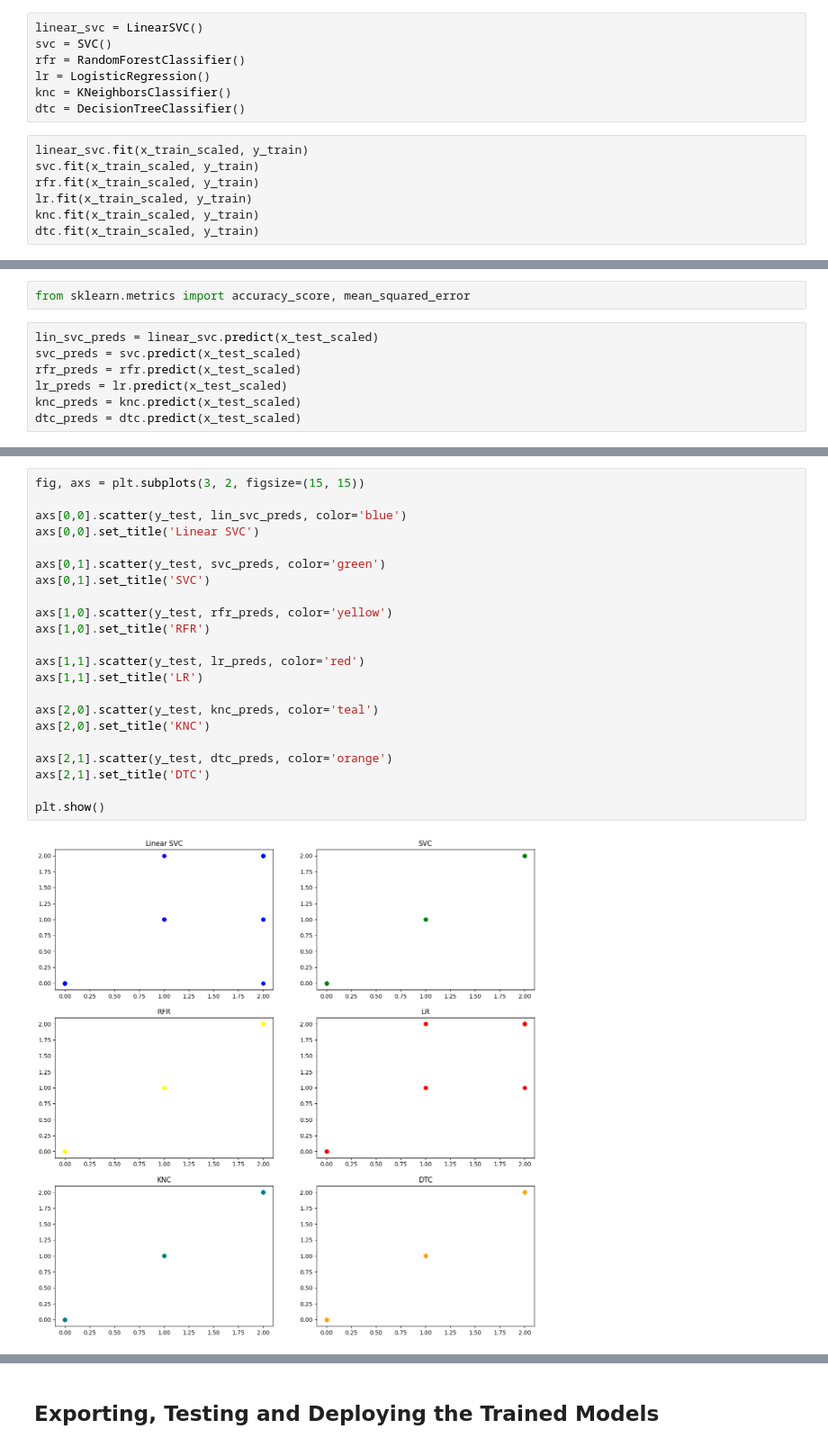
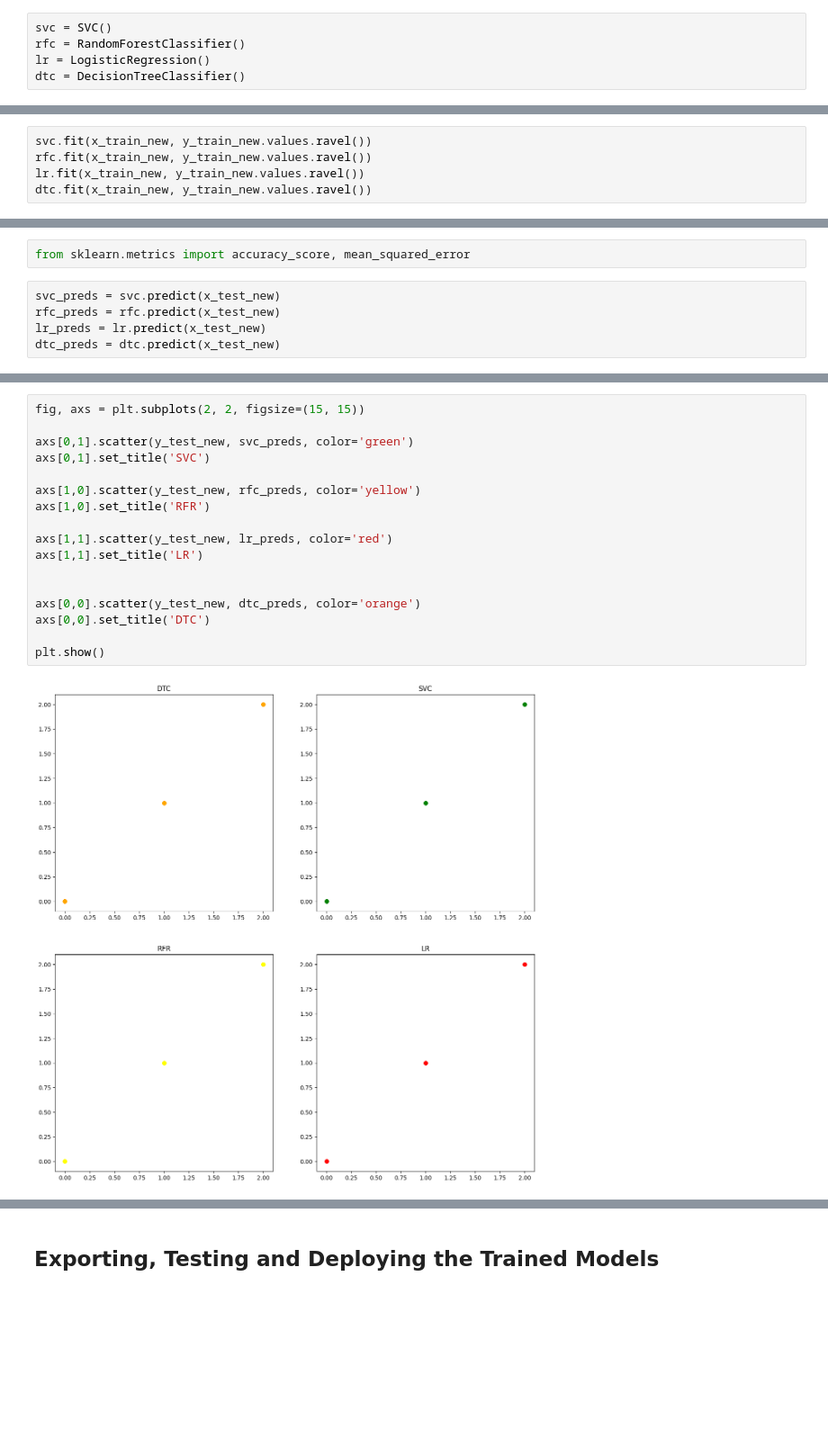
Before and after one commit to Ajinkya-18/Lung-Cancer-Prediction, a Jupyter notebook: notebooks/Lung_Cancer_Prediction.ipynb, the cells around one changed output, grey strips where cells are left out. Shown at 90% size. Drawn from its saved outputs; the diff is of its cells as text; blank space fills up the shorter version.

```diff
--- a/notebooks/Lung_Cancer_Prediction.ipynb
+++ b/notebooks/Lung_Cancer_Prediction.ipynb
@@ -155,15 +183,6 @@ from sklearn.neighbors import KNeighborsClassifier
 from sklearn.tree import DecisionTreeClassifier
 # %%
-linear_svc = LinearSVC()
 svc = SVC()
-rfr = RandomForestClassifier()
+rfc = RandomForestClassifier()
 lr = LogisticRegression()
-knc = KNeighborsClassifier()
 dtc = DecisionTreeClassifier()
-# %%
-linear_svc.fit(x_train_scaled, y_train)
-svc.fit(x_train_scaled, y_train)
-rfr.fit(x_train_scaled, y_train)
-lr.fit(x_train_scaled, y_train)
-knc.fit(x_train_scaled, y_train)
-dtc.fit(x_train_scaled, y_train)
@@ -171,0 +197,5 @@ DecisionTreeClassifier()
+# %%
+svc.fit(x_train_new, y_train_new.values.ravel())
+rfc.fit(x_train_new, y_train_new.values.ravel())
+lr.fit(x_train_new, y_train_new.values.ravel())
+dtc.fit(x_train_new, y_train_new.values.ravel())
@@ -172,9 +204,7 @@ DecisionTreeClassifier()
 # %%
 from sklearn.metrics import accuracy_score, mean_squared_error
 # %%
-lin_svc_preds = linear_svc.predict(x_test_scaled)
-svc_preds = svc.predict(x_test_scaled)
-rfr_preds = rfr.predict(x_test_scaled)
-lr_preds = lr.predict(x_test_scaled)
-knc_preds = knc.predict(x_test_scaled)
-dtc_preds = dtc.predict(x_test_scaled)
+svc_preds = svc.predict(x_test_new)
+rfc_preds = rfc.predict(x_test_new)
+lr_preds = lr.predict(x_test_new)
+dtc_preds = dtc.predict(x_test_new)
@@ -201,27 +225,22 @@ KNC Prediction Accuracy: 100.0 %
 DTC Prediction Accuracy: 100.0 %
 # %%
-fig, axs = plt.subplots(3, 2, figsize=(15, 15))
+fig, axs = plt.subplots(2, 2, figsize=(15, 15))
 
-axs[0,0].scatter(y_test, lin_svc_preds, color='blue')
-axs[0,0].set_title('Linear SVC')
-
-axs[0,1].scatter(y_test, svc_preds, color='green')
+axs[0,1].scatter(y_test_new, svc_preds, color='green')
 axs[0,1].set_title('SVC')
 
-axs[1,0].scatter(y_test, rfr_preds, color='yellow')
+axs[1,0].scatter(y_test_new, rfc_preds, color='yellow')
 axs[1,0].set_title('RFR')
 
-axs[1,1].scatter(y_test, lr_preds, color='red')
+axs[1,1].scatter(y_test_new, lr_preds, color='red')
 axs[1,1].set_title('LR')
 
-axs[2,0].scatter(y_test, knc_preds, color='teal')
-axs[2,0].set_title('KNC')
 
-axs[2,1].scatter(y_test, dtc_preds, color='orange')
-axs[2,1].set_title('DTC')
+axs[0,0].scatter(y_test_new, dtc_preds, color='orange')
+axs[0,0].set_title('DTC')
 
 plt.show()
 # %% [output]
-[figure, old version]
+[figure, new version]
 # %%
 from sklearn.metrics import confusion_matrix
```
Also changed, not shown: parts of 75 cells of this notebook, 25 other files.
